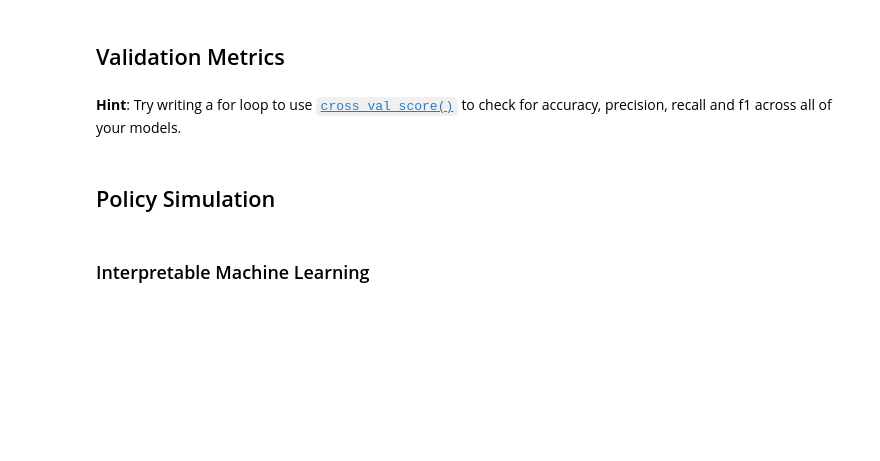
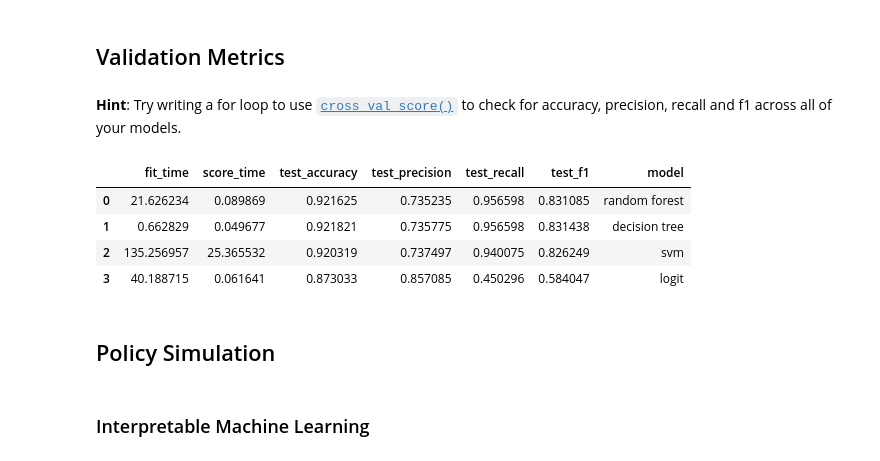
Before and after one commit to angelmendiolaross/CSS_Project_3, a Jupyter notebook: Project 3 Students.ipynb, the cells around one changed output. Saved outputs shown, nothing was run; the diff lists cells and outputs as text; code cells hidden in the pictures; blank space fills up the shorter version.

Commit message:
added for loop for validation metrics and metric in 4.2

```diff
--- a/Project 3 Students.ipynb
+++ b/Project 3 Students.ipynb
@@ -525,6 +525,35 @@ The logistic regression is the worst performing: it correctly predicts restauran
 ## Validation Metrics
 # %% [markdown]
 **Hint**: Try writing a for loop to use [`cross_val_score()`](https://scikit-learn.org/stable/modules/generated/sklearn.model_selection.cross_val_score.html) to check for accuracy, precision, recall and f1 across all of your models.
+# %%
+from sklearn.model_selection import cross_validate
+
+scoring = ['accuracy','precision', 'recall', 'f1']
+models = [rf_classifier, dt_reduced_classifier, svm, logit_reg]
+avg_dics = []
+
+for model in models:
+    # generate a list of dictionaries where each element is for a separate model
+    # and contains a separate array for each validation metric
+    scores = cross_validate(model, X, y.ravel(), cv=5,
+                        scoring=scoring, return_train_score=False)
+    avgDict = {} # create an empty dictionary to populate with means
+    # for model and value in the list of dictionaries of scores we just generated
+    for k,v in scores.items():
+        v_mean = v.mean() # take the mean value of each array
+        avgDict[k] = v_mean # assign it to an element of an empty dictionary
+
+    avg_dics.append(avgDict) # append that dictionary to an empty list
+# %%
+df = pd.DataFrame(avg_dics) # convert to dataframe
+df['model'] = ['random forest','decision tree', 'svm', 'logit']
+df
+# %% [output]
+|  | fit_time | score_time | test_accuracy | test_precision | test_recall | test_f1 | model |
+| 0 | 21.626234 | 0.089869 | 0.921625 | 0.735235 | 0.956598 | 0.831085 | random forest |
+| 1 | 0.662829 | 0.049677 | 0.921821 | 0.735775 | 0.956598 | 0.831438 | decision tree |
+| 2 | 135.256957 | 25.365532 | 0.920319 | 0.737497 | 0.940075 | 0.826249 | svm |
+| 3 | 40.188715 | 0.061641 | 0.873033 | 0.857085 | 0.450296 | 0.584047 | logit |
 # %% [markdown]
 ## Policy Simulation
 # %% [markdown]
```
Also changed, not shown: parts of 17 cells of this notebook.
